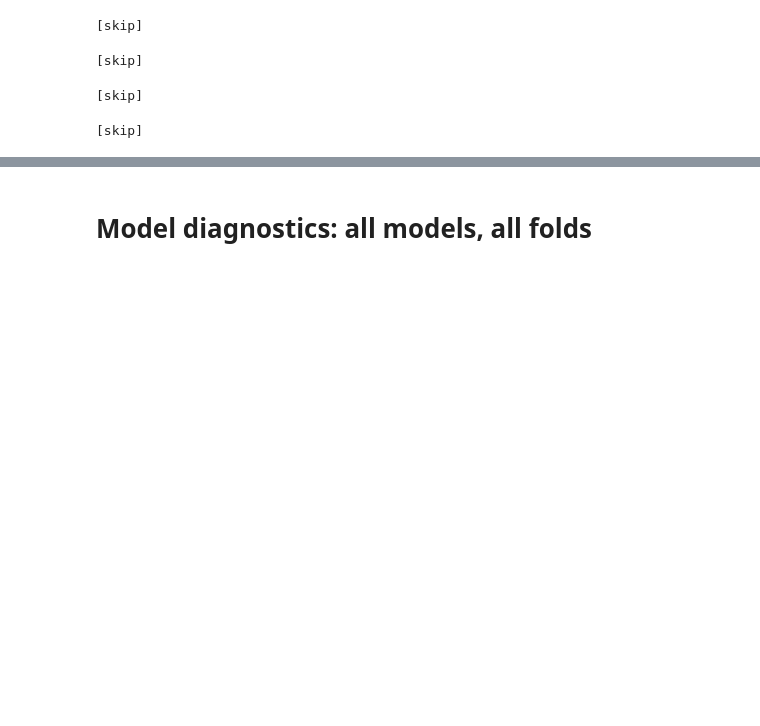
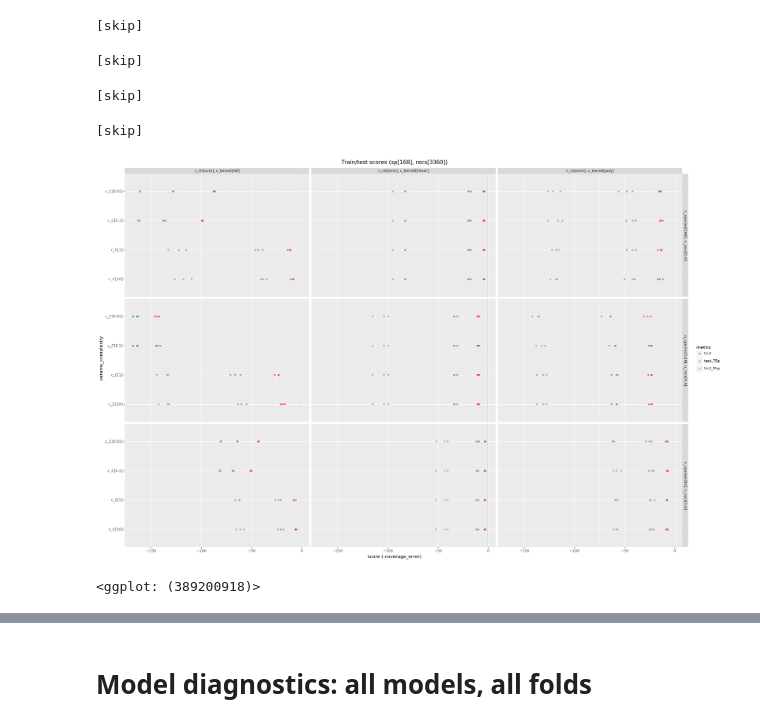
Before and after one commit to jdanbrown/birdgram, a Jupyter notebook: features/notebooks/20180713_comp_svm.ipynb, the cells around one changed output, grey strips where cells are left out. Saved outputs shown, nothing was run; the diff lists cells and outputs as text; code cells hidden in the pictures; blank space fills up the shorter version.

```diff
--- a/features/notebooks/20180713_comp_svm.ipynb
+++ b/features/notebooks/20180713_comp_svm.ipynb
@@ -464,6 +500,8 @@ cv_models = (cv_results_splits_df(cv.cv_results_)
         #   - Else you'll get scores that are too low (bad) because they include some -np.inf's in the median
         train_score=lambda df: df.train_evals.map(lambda x: x.score()),
         test_score=lambda df: df.test_evals.map(lambda x: x.score()),
+        test_75p_score=lambda df: df.test_evals.map(lambda x: x.score(agg=partial(np.percentile, q=75))),
+        test_95p_score=lambda df: df.test_evals.map(lambda x: x.score(agg=partial(np.percentile, q=95))),
         # train_score=lambda df: map_progress(lambda x: x.score(), df.train_evals, use='dask', scheduler='threads'),
         # test_score=lambda df: map_progress(lambda x: x.score(), df.test_evals, use='dask', scheduler='threads'),
     )
@@ -724,41 +776,50 @@ display(
 # %%
 # Train/test scores
 #   - Grain: models x {train,test}
 #   - Metrics: score
 #   - Dims: group, params
 (cv_models
     .pipe(df_reverse_cat, 'params_complexity')
     .pipe(lambda df: pd.melt(df,
         id_vars=['params_data', 'params_model', 'params_complexity', 'params', 'fold'],
-        value_vars=['train_score', 'test_score'],
-        var_name='split',
+        value_vars=[
+            # 'train_score',  # Boring
+            'test_score',
+            'test_75p_score',
+            'test_95p_score',
+        ],
+        var_name='metric',
         value_name='score'),
     )
     .assign(
-        split=lambda df: df.split.str.replace('_score', ''),
-        group=lambda df: df.params_complexity.str.cat(df.split, '/'),
+        metric=lambda df: df.metric.str.replace('_score', ''),
+        group=lambda df: df.params_complexity.str.cat(df.metric, '/'),
     )
     .pipe(df_ordered_cat,
         group=lambda df: reversed(df.group.unique()),
     )
-    .pipe(lambda df: (df
-        .pipe(ggplot)
-        + aes(x='params_complexity')
-        + aes(y='score')
-        + facet_grid('params_data ~ params_model')
-        + geom_hline(yintercept=-1, color='lightgrey')  # -1 is the max score (1 is the min coverage_error)
-        + geom_point(data=df[df.split == 'test'], shape='o', fill='none', size=2)
-        + geom_point(data=df[df.split == 'train'], shape='x', size=2)
-        + stat_summary(aes(group='group'), fun_data='mean_cl_boot', random_state=0, geom='errorbar')
-        + coord_flip(
-            ylim=(-30, 0),
-        )
-        + scale_shape_manual(values=['o', 'x'], guide=False)
-        + theme_figsize(width=24, aspect_ratio=1/1.5)
-        + ylab('score (-coverage_error)')
-        + ggtitle(f'Train/test scores ({recs_stats})')
-    ))
+    .pipe(ggplot)
+    + aes(x='params_complexity')
+    + aes(y='score')
+    + aes(color='metric')
+    + facet_grid('params_data ~ params_model')
+    + geom_hline(yintercept=-1, color='lightgrey')  # -1 is the max score (1 is the min coverage_error)
+    + geom_point(alpha=.5)
+    # + geom_jitter(fill='none', size=3, height=1e-9, width=.05)
+    # + geom_count(aes(size='..n..')) + scale_size_area()
+    # + stat_summary(aes(group='group'), fun_data='mean_cl_boot', random_state=0, geom='errorbar')
+    + coord_flip(
+        # ylim=(-30, 0),
+    )
+    # + scale_color_cmap_d('tab10')
+    + scale_color_cmap_d('Set1')
+    + theme_figsize(width=24, aspect_ratio=1/1.5)
+    + ylab('score (-coverage_error)')
+    + ggtitle(f'Train/test scores ({recs_stats})')
 )
+# %% [output]
+[figure, added]
+<ggplot: (389200918)>
 # %%
 (cv_models
     .pipe(ggplot)
```
Also changed, not shown: parts of 13 cells of this notebook, 1 other file.
